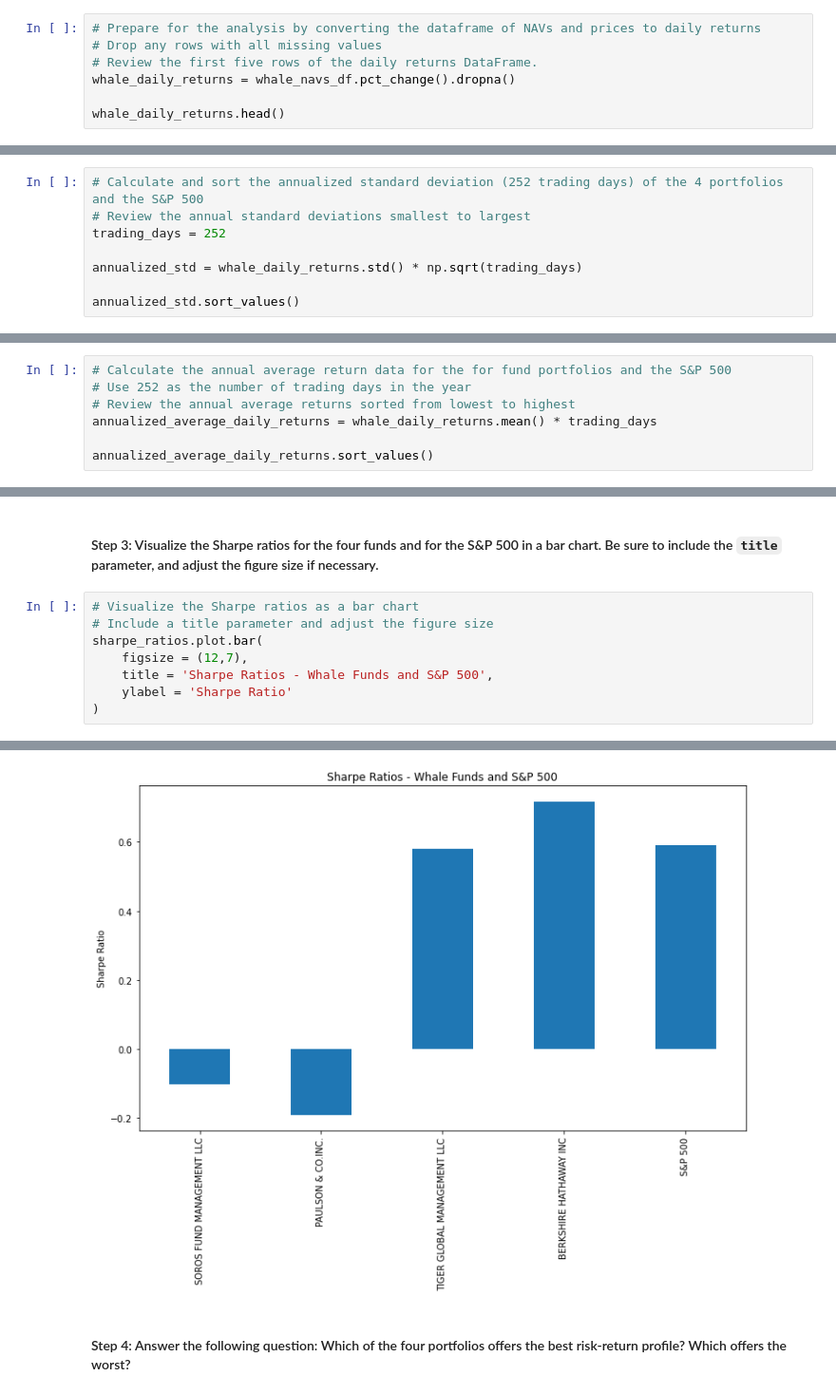
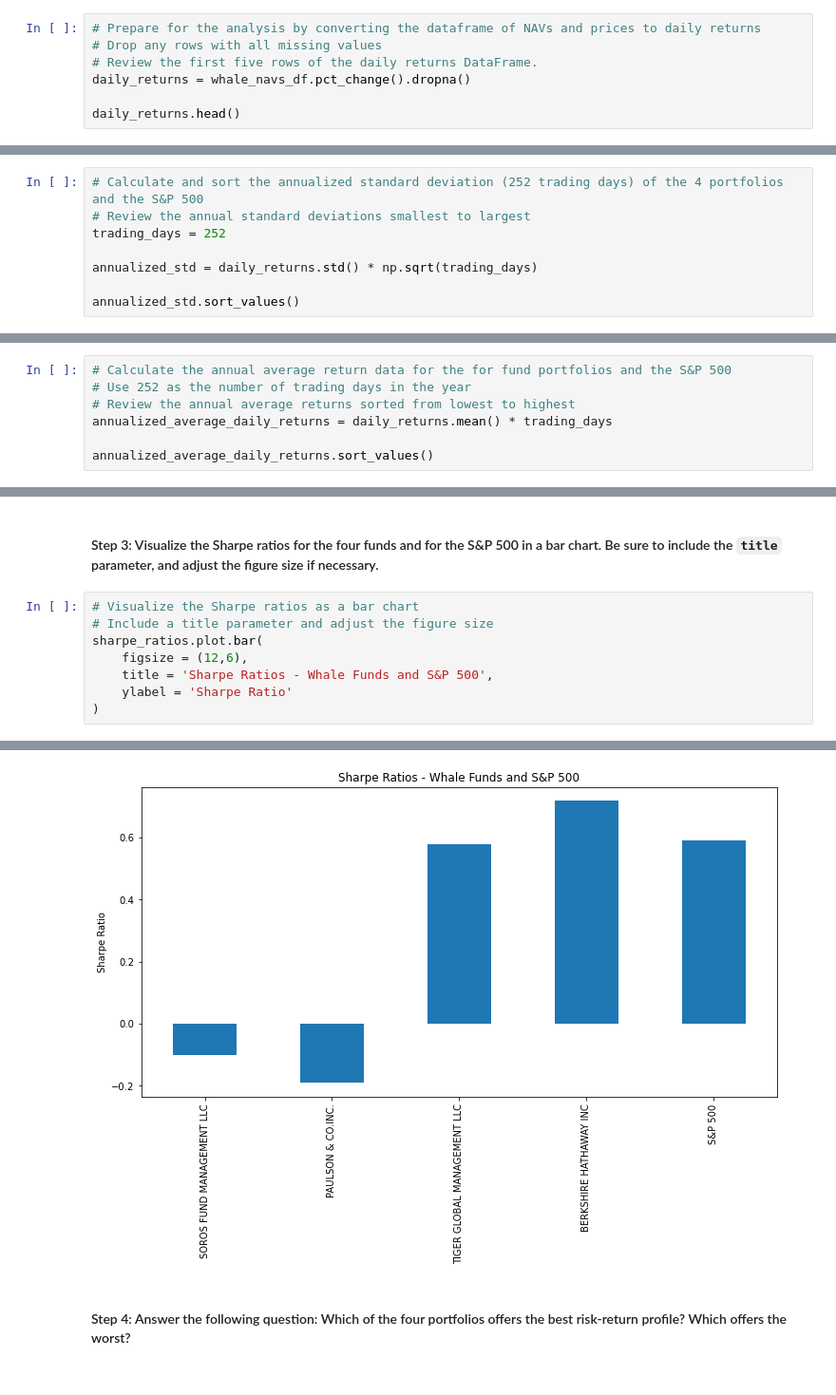
Before and after one commit to elliotlozano/portfolio_optimizer, a Jupyter notebook: risk_return_analysis.ipynb, the cells around one changed output, grey strips where cells are left out. Shown at 95% size. Cells and saved outputs as stored; diff of their text form.

```diff
--- a/risk_return_analysis.ipynb
+++ b/risk_return_analysis.ipynb
@@ -132,9 +132,9 @@ whale_navs_df.head()
 # Prepare for the analysis by converting the dataframe of NAVs and prices to daily returns
 # Drop any rows with all missing values
 # Review the first five rows of the daily returns DataFrame.
-whale_daily_returns = whale_navs_df.pct_change().dropna()
+daily_returns = whale_navs_df.pct_change().dropna()
 
-whale_daily_returns.head()
+daily_returns.head()
 # %% [output]
 |  | SOROS FUND MANAGEMENT LLC | PAULSON & CO.INC. | TIGER GLOBAL MANAGEMENT LLC | BERKSHIRE HATHAWAY INC | S&P 500 |
 | date |  |  |  |  |  |
@@ -254,7 +263,7 @@ dtype: float64
 # Review the annual standard deviations smallest to largest
 trading_days = 252
 
-annualized_std = whale_daily_returns.std() * np.sqrt(trading_days)
+annualized_std = daily_returns.std() * np.sqrt(trading_days)
 
 annualized_std.sort_values()
 # %% [output]
@@ -319,7 +328,7 @@ To determine the overall risk of an asset or portfolio, quantitative analysts an
 # Calculate the annual average return data for the for fund portfolios and the S&P 500
 # Use 252 as the number of trading days in the year
 # Review the annual average returns sorted from lowest to highest
-annualized_average_daily_returns = whale_daily_returns.mean() * trading_days
+annualized_average_daily_returns = daily_returns.mean() * trading_days
 
 annualized_average_daily_returns.sort_values()
 # %% [output]
@@ -349,14 +358,14 @@ dtype: float64
 # %%
 # Visualize the Sharpe ratios as a bar chart
 # Include a title parameter and adjust the figure size
 sharpe_ratios.plot.bar(
-    figsize = (12,7),
+    figsize = (12,6),
     title = 'Sharpe Ratios - Whale Funds and S&P 500',
     ylabel = 'Sharpe Ratio'
 )
 # %% [output]
 <AxesSubplot:title={'center':'Sharpe Ratios - Whale Funds and S&P 500'}, ylabel='Sharpe Ratio'>
-[figure, old version]
+[figure, new version]
 # %% [markdown]
 #### Step 4: Answer the following question: Which of the four portfolios offers the best risk-return profile? Which offers the worst?
 # %% [markdown]
```
Also changed, not shown: parts of 13 cells of this notebook, 1 other file.
